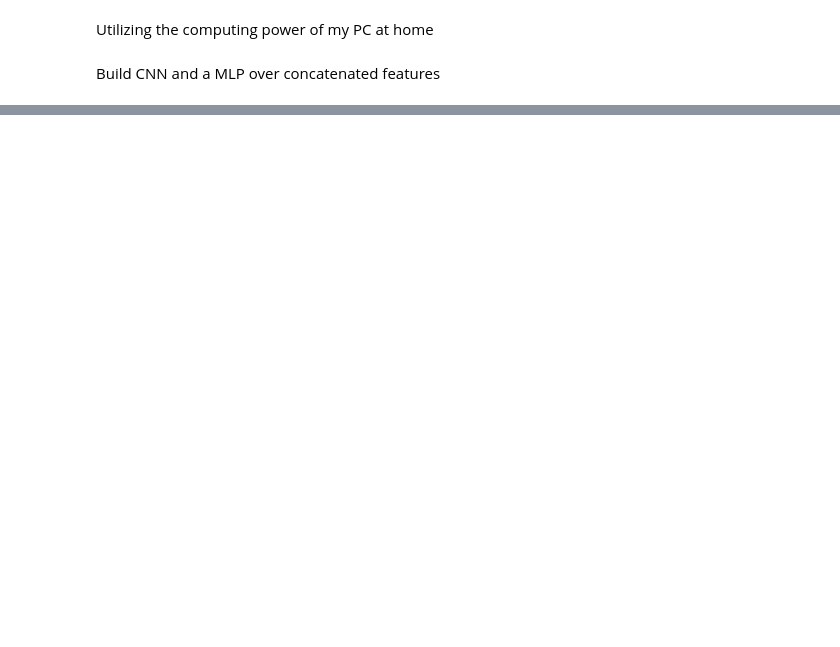
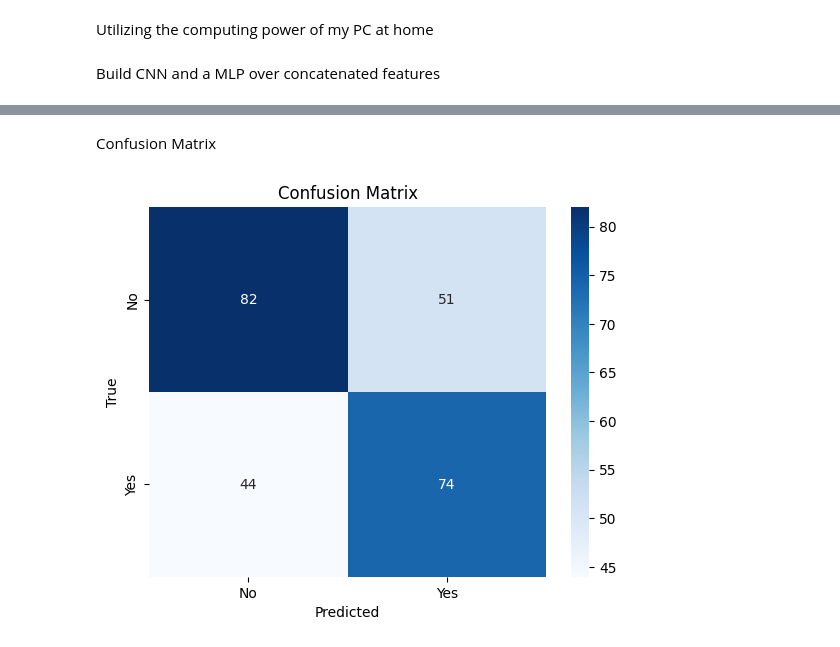
Before and after one commit to Naif-Ganadily/vqa-chest, a Jupyter notebook: notebooks/Baseline.ipynb, the cells around one changed output, grey strips where cells are left out. Cells and saved outputs as stored; diff of their text form; code cells hidden in the pictures; blank space fills up the shorter version.

```diff
--- a/notebooks/Baseline.ipynb
+++ b/notebooks/Baseline.ipynb
@@ -196,12 +310,16 @@ print(f"Epoch {epoch+1}, Loss: {running_loss/total:.4f}, Accuracy: {correct/tota
 # %%
-# After training, evaluate on the test set
 model.eval()
-correct = 0
-total = 0
+all_labels, all_preds, all_probs = [], [], []
+
 with torch.no_grad():
-    for images, text_embeddings, labels in test_loader:
-        logits = model(images.to(device), text_embeddings.to(device))
-        preds = (torch.sigmoid(logits) > 0.5).long()
-        correct += (preds.cpu() == labels).sum().item()
-        total += labels.size(0)
-print(f"Test Accuracy: {correct/total:.4f}")
+    for images, text_embs, labels in test_loader:
+        logits = model(images.to(device), text_embs.to(device))
+        probs  = torch.sigmoid(logits).cpu().numpy()
+        preds  = (probs > 0.5).astype(int)
+        all_labels.extend(labels.numpy())
+        all_preds.extend(preds)
+        all_probs.extend(probs)
+
+print(classification_report(all_labels, all_preds, target_names=["No", "Yes"]))
+print(f"AUC-ROC:  {roc_auc_score(all_labels, all_probs):.4f}")
+print(f"Avg Prec: {average_precision_score(all_labels, all_probs):.4f}")
@@ -209,0 +338,10 @@ torch.save(model.state_dict(), "data\\04-models\\baseline_image_text_binary.pt")
+# %% [markdown]
+Confusion Matrix
+# %%
+cm = confusion_matrix(all_labels, all_preds)
+sns.heatmap(cm, annot=True, fmt='d', cmap='Blues',
+            xticklabels=["No","Yes"], yticklabels=["No","Yes"])
+plt.title("Confusion Matrix"); plt.ylabel("True"); plt.xlabel("Predicted")
+plt.show()
+# %% [output]
+[figure, added]
```
Also changed, not shown: parts of 22 cells of this notebook, 2 other files.
